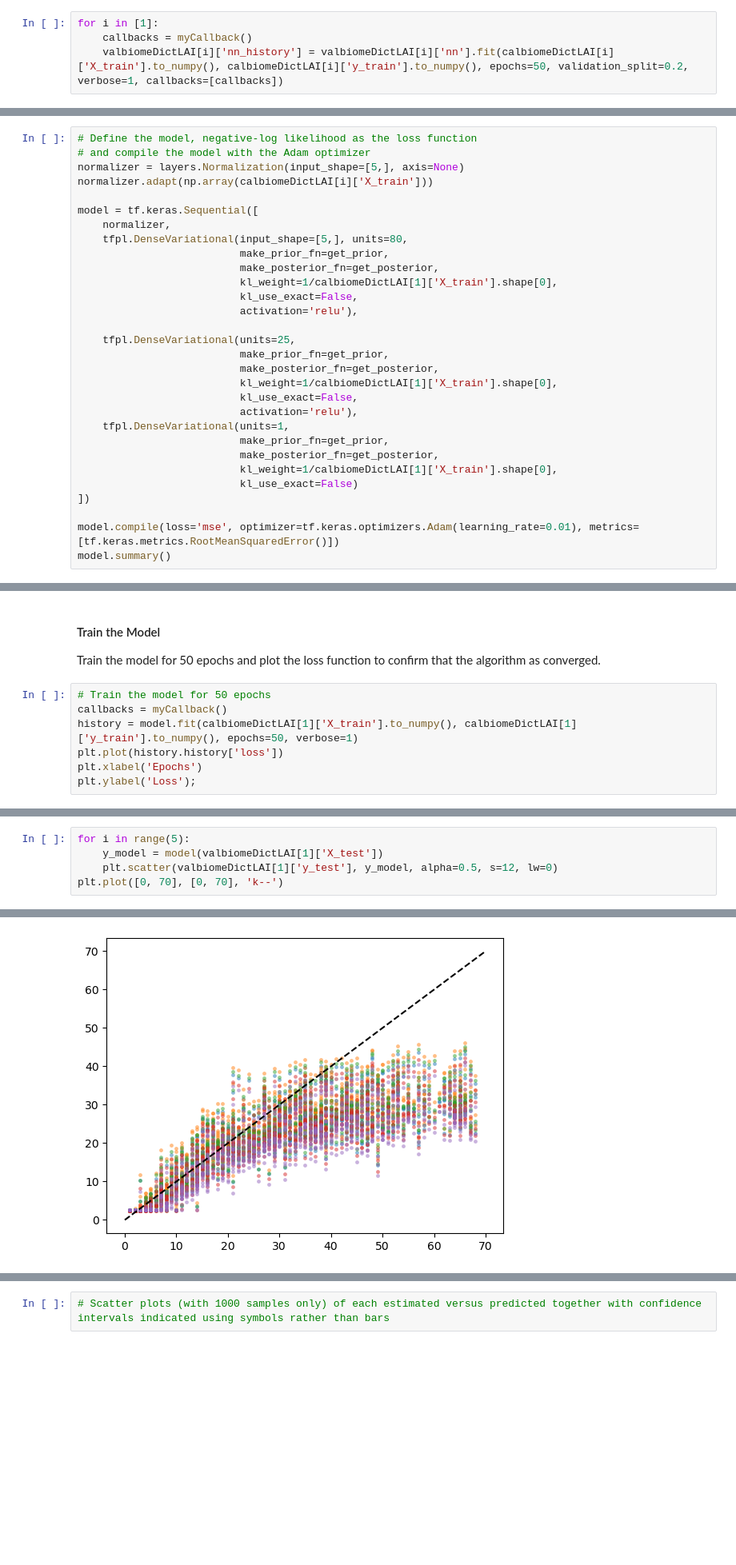
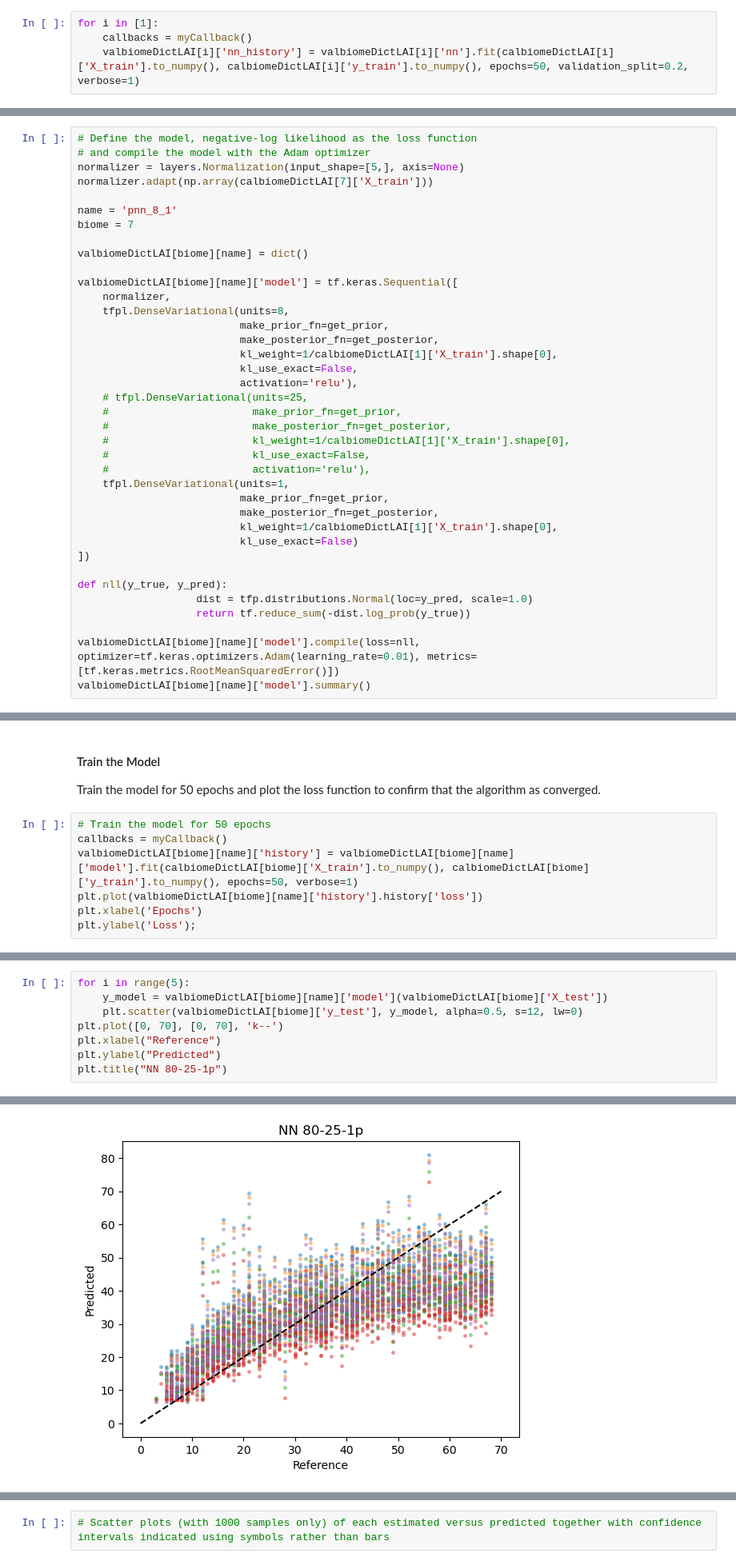
Before and after one commit to watermelonxx/WorkTerm-Winter2023, a Jupyter notebook: ModelingUncertainty.ipynb, the cells around one changed output, grey strips where cells are left out. Shown at 80% size. Drawn from its saved outputs; the diff is of its cells as text; blank space fills up the shorter version.

```diff
--- a/ModelingUncertainty.ipynb
+++ b/ModelingUncertainty.ipynb
@@ -201,7 +284,7 @@ class myCallback(tf.keras.callbacks.Callback):
 # %%
 for i in [1]:
     callbacks = myCallback()
-    valbiomeDictLAI[i]['nn_history'] = valbiomeDictLAI[i]['nn'].fit(calbiomeDictLAI[i]['X_train'].to_numpy(), calbiomeDictLAI[i]['y_train'].to_numpy(), epochs=50, validation_split=0.2, verbose=1, callbacks=[callbacks])
+    valbiomeDictLAI[i]['nn_history'] = valbiomeDictLAI[i]['nn'].fit(calbiomeDictLAI[i]['X_train'].to_numpy(), calbiomeDictLAI[i]['y_train'].to_numpy(), epochs=50, validation_split=0.2, verbose=1)
 # %%
 valbiomeDictLAI[i]['DF']['y_nn'] = valbiomeDictLAI[i]['nn'].predict(valbiomeDictLAI[i]['X_test'])
 # %%
@@ -289,23 +368,27 @@ Use `IndependentNormal()` output layer to caputre aleatoric uncertainty, with ev
 # Define the model, negative-log likelihood as the loss function
 # and compile the model with the Adam optimizer
 normalizer = layers.Normalization(input_shape=[5,], axis=None)
-normalizer.adapt(np.array(calbiomeDictLAI[i]['X_train']))
+normalizer.adapt(np.array(calbiomeDictLAI[7]['X_train']))
 
-model = tf.keras.Sequential([
+name = 'pnn_8_1'
+biome = 7
+
+valbiomeDictLAI[biome][name] = dict()
+
+valbiomeDictLAI[biome][name]['model'] = tf.keras.Sequential([
     normalizer,
-    tfpl.DenseVariational(input_shape=[5,], units=80,
+    tfpl.DenseVariational(units=8,
                           make_prior_fn=get_prior,
                           make_posterior_fn=get_posterior,
                           kl_weight=1/calbiomeDictLAI[1]['X_train'].shape[0],
                           kl_use_exact=False,
                           activation='relu'),
-
-    tfpl.DenseVariational(units=25,
-                          make_prior_fn=get_prior,
-                          make_posterior_fn=get_posterior,
-                          kl_weight=1/calbiomeDictLAI[1]['X_train'].shape[0],
-                          kl_use_exact=False,
-                          activation='relu'),
+    # tfpl.DenseVariational(units=25,
+    #                       make_prior_fn=get_prior,
+    #                       make_posterior_fn=get_posterior,
+    #                       kl_weight=1/calbiomeDictLAI[1]['X_train'].shape[0],
+    #                       kl_use_exact=False,
+    #                       activation='relu'),
     tfpl.DenseVariational(units=1,
                           make_prior_fn=get_prior,
                           make_posterior_fn=get_posterior,
@@ -313,6 +396,10 @@ model = tf.keras.Sequential([
                           kl_use_exact=False)
 ])
 
-model.compile(loss='mse', optimizer=tf.keras.optimizers.Adam(learning_rate=0.01), metrics=[tf.keras.metrics.RootMeanSquaredError()])
-model.summary()
+def nll(y_true, y_pred):
+                   dist = tfp.distributions.Normal(loc=y_pred, scale=1.0)
+                   return tf.reduce_sum(-dist.log_prob(y_true))
+
+valbiomeDictLAI[biome][name]['model'].compile(loss=nll, optimizer=tf.keras.optimizers.Adam(learning_rate=0.01), metrics=[tf.keras.metrics.RootMeanSquaredError()])
+valbiomeDictLAI[biome][name]['model'].summary()
 # %% [output]
@@ -340,8 +427,8 @@ Train the model for 50 epochs and plot the loss function to confirm that the alg
 # %%
 # Train the model for 50 epochs
 callbacks = myCallback()
-history = model.fit(calbiomeDictLAI[1]['X_train'].to_numpy(), calbiomeDictLAI[1]['y_train'].to_numpy(), epochs=50, verbose=1)
-plt.plot(history.history['loss'])
+valbiomeDictLAI[biome][name]['history'] = valbiomeDictLAI[biome][name]['model'].fit(calbiomeDictLAI[biome]['X_train'].to_numpy(), calbiomeDictLAI[biome]['y_train'].to_numpy(), epochs=50, verbose=1)
+plt.plot(valbiomeDictLAI[biome][name]['history'].history['loss'])
 plt.xlabel('Epochs')
 plt.ylabel('Loss');
 # %% [output]
@@ -366,6 +452,9 @@ Epoch 50/50
 # %%
 for i in range(5):
-    y_model = model(valbiomeDictLAI[1]['X_test'])
-    plt.scatter(valbiomeDictLAI[1]['y_test'], y_model, alpha=0.5, s=12, lw=0)
+    y_model = valbiomeDictLAI[biome][name]['model'](valbiomeDictLAI[biome]['X_test'])
+    plt.scatter(valbiomeDictLAI[biome]['y_test'], y_model, alpha=0.5, s=12, lw=0)
 plt.plot([0, 70], [0, 70], 'k--')
+plt.xlabel("Reference")
+plt.ylabel("Predicted")
+plt.title("NN 80-25-1p")
 # %% [output]
@@ -373 +462 @@ plt.plot([0, 70], [0, 70], 'k--')
-[figure, old version]
+[figure, new version]
```
Also changed, not shown: parts of 15 cells of this notebook.
